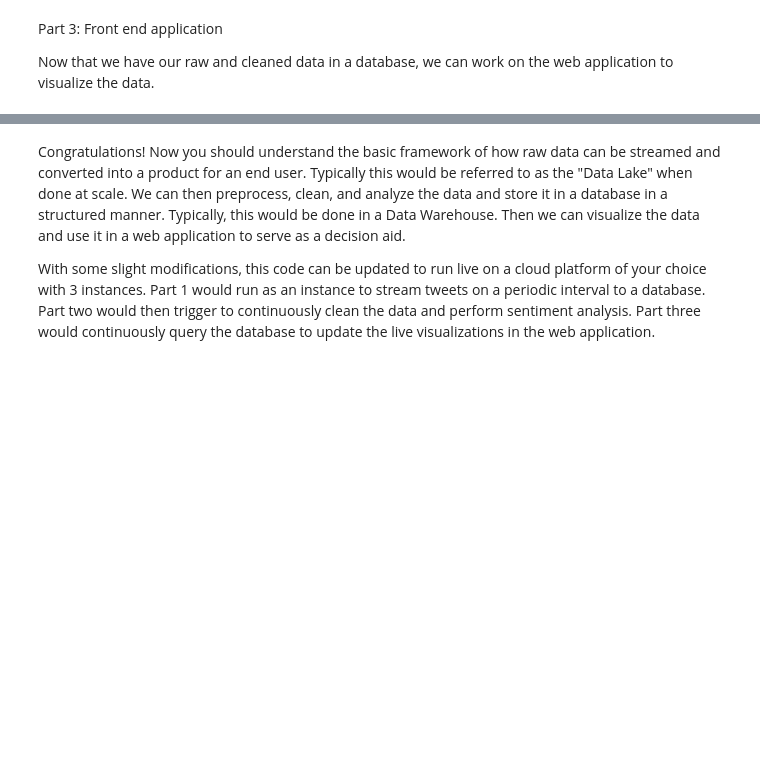
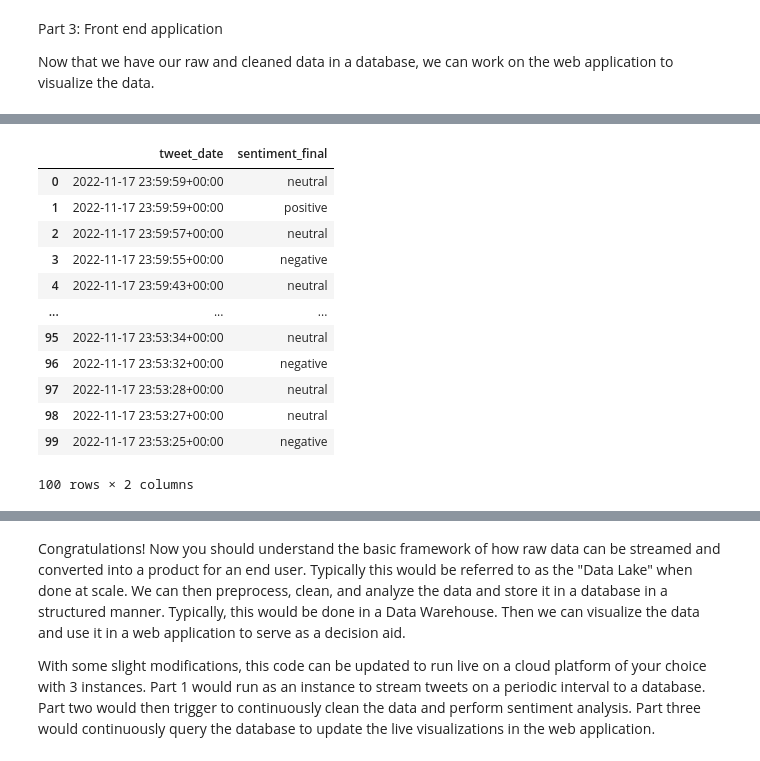
Before and after one commit to syst3m2/twitter-bokeh-tutorial, a Jupyter notebook: twitter-app-example.ipynb, the cells around one changed output, grey strips where cells are left out. Drawn from its saved outputs; the diff is of its cells as text; code cells hidden in the pictures; blank space fills up the shorter version.

```diff
--- a/twitter-app-example.ipynb
+++ b/twitter-app-example.ipynb
@@ -533,11 +533,23 @@ Part 3: Front end application
 Now that we have our raw and cleaned data in a database, we can work on the web application to visualize the data.
 # %%
 # Query data we want to visualize
+
+import sqlalchemy as db
+import pandas as pd
+import json
 
 engine = db.create_engine('sqlite:///twitter.db')
 connection = engine.connect()
 
+def sentiment_score(scores):
+    sentiment = max(scores, key=scores.get)
+    return sentiment
+
 tweet_df = pd.read_sql_table('tweets', engine)
+tweet_df['sentiment'] = tweet_df['sentiment'].str.replace("'", '"')
+tweet_df['sentiment'] = tweet_df['sentiment'].apply(json.loads)
+tweet_df['sentiment_final'] = tweet_df['sentiment'].apply(sentiment_score)
+tweet_df['tweet_date'] = pd.to_datetime(tweet_df['tweet_date'])
 word_df = pd.read_sql_table('words', engine)
 
 print(tweet_df.head())
@@ -560,3 +572,20 @@ print(word_df.head())
 2  qatar       10  ['RT @NurulNurAriani1: Hindutva &amp; Zionism ...
 3   like       10  ['@savanha_2012 @Josh_Snyder11 Saw a tweet ear...
 4  check        9  ['Check out this listing I just added to my #P...
+# %%
+date_group_tweet_df = tweet_df[["tweet_date", "sentiment_final"]]
+date_group_tweet_df
+# %% [output]
+|  | tweet_date | sentiment_final |
+| 0 | 2022-11-17 23:59:59+00:00 | neutral |
+| 1 | 2022-11-17 23:59:59+00:00 | positive |
+| 2 | 2022-11-17 23:59:57+00:00 | neutral |
+| 3 | 2022-11-17 23:59:55+00:00 | negative |
+| 4 | 2022-11-17 23:59:43+00:00 | neutral |
+| ... | ... | ... |
+| 95 | 2022-11-17 23:53:34+00:00 | neutral |
+| 96 | 2022-11-17 23:53:32+00:00 | negative |
+| 97 | 2022-11-17 23:53:28+00:00 | neutral |
+| 98 | 2022-11-17 23:53:27+00:00 | neutral |
+| 99 | 2022-11-17 23:53:25+00:00 | negative |
+100 rows × 2 columns
```
Also changed, not shown: parts of 4 cells of this notebook.
